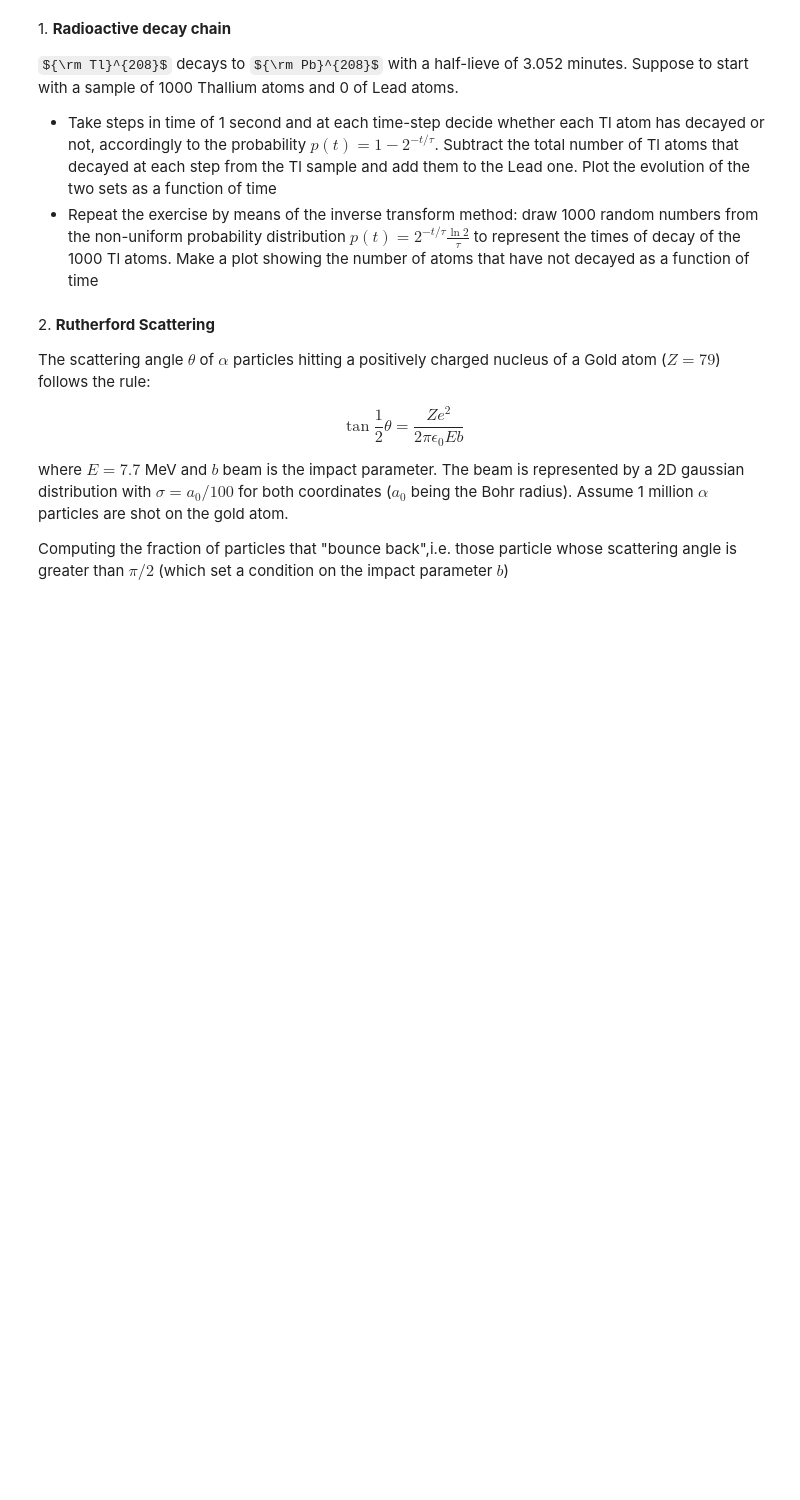
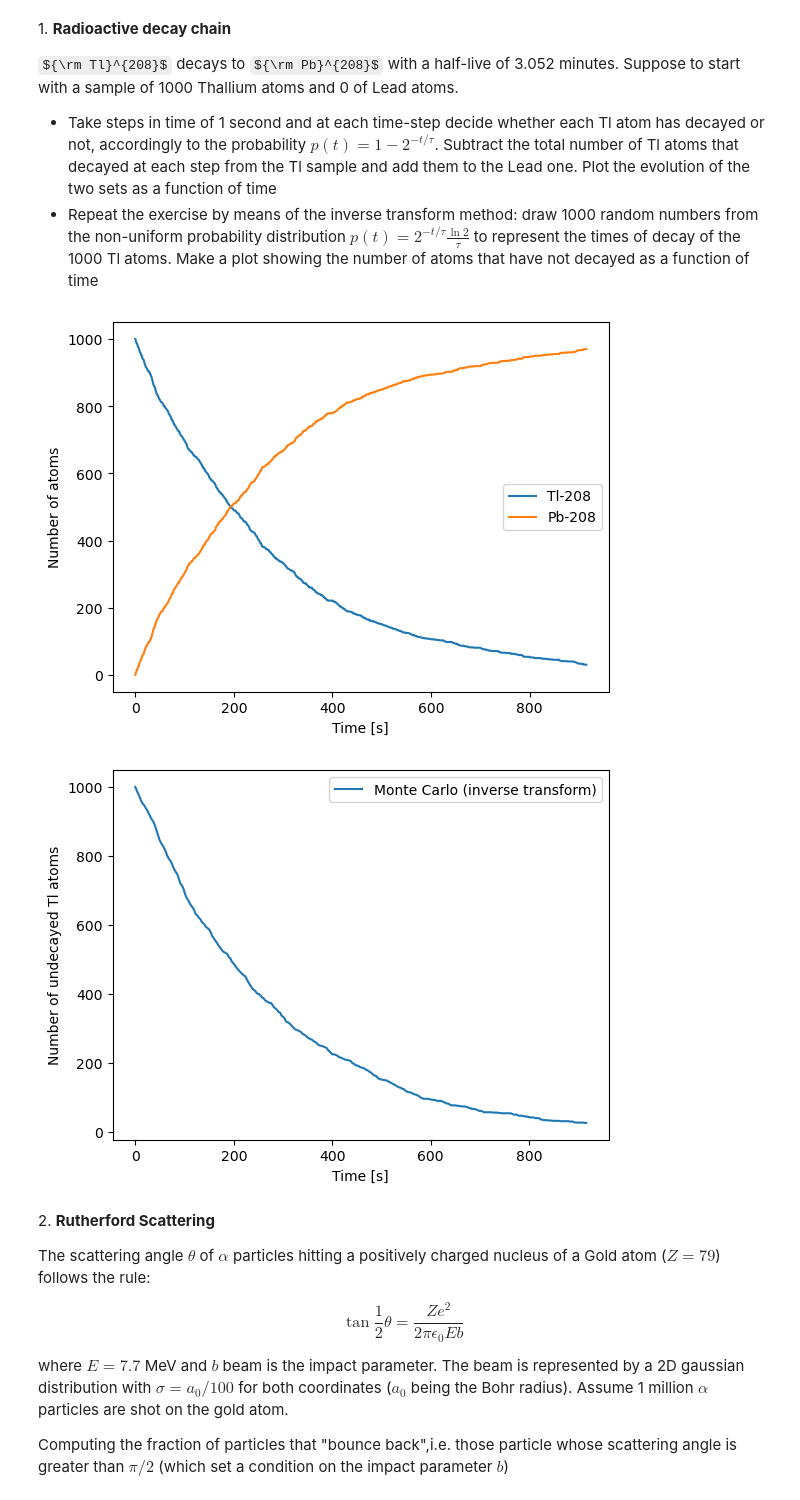
Before and after one commit to adrianorellanamontes/LaboratoryOfComputationalPhysics_Y8, a Jupyter notebook: 10ex_MonteCarlo.ipynb, the cells around one changed output. Saved outputs shown, nothing was run; the diff lists cells and outputs as text; code cells hidden in the pictures; some formulas as TeX source; blank space fills up the shorter version.

```diff
--- a/10ex_MonteCarlo.ipynb
+++ b/10ex_MonteCarlo.ipynb
@@ -1,10 +1,68 @@
 # %% [markdown]
 1\. **Radioactive decay chain**
 
-${\rm Tl}^{208}$ decays to ${\rm Pb}^{208}$ with a half-lieve of 3.052 minutes. Suppose to start with a sample of 1000 Thallium atoms and 0 of Lead atoms.
+${\rm Tl}^{208}$ decays to ${\rm Pb}^{208}$ with a half-live of 3.052 minutes. Suppose to start with a sample of 1000 Thallium atoms and 0 of Lead atoms.
 
 * Take steps in time of 1 second and at each time-step decide whether each Tl atom has decayed or not, accordingly to the probability $p(t)=1-2^{-t/\tau}$. Subtract the total number of Tl atoms that decayed at each step from the Tl sample and add them to the Lead one. Plot the evolution of the two sets as a function of time
 * Repeat the exercise by means of the inverse transform method: draw 1000 random numbers from the non-uniform probability distribution $p(t)=2^{-t/\tau}\frac{\ln 2}{\tau}$ to represent the times of decay of the 1000 Tl atoms. Make a plot showing the number of atoms that have not decayed as a function of time
+# %%
+# Total number of Tl atoms that decayed at each step from the Tl sample and are added to the Lead sample.
+import numpy as np
+
+N_Tl = 1000
+N_Pb = 0
+time_step = 1
+tau = 3.052 * 60
+t = np.arange(0,5 * tau, time_step)
+
+prob = 1 - 2**( -time_step / tau )
+
+Tl_hist = []
+Pb_hist = []
+
+for _ in t:
+    Tl_hist.append(N_Tl)
+    Pb_hist.append(N_Pb)
+
+    # Number of decays in this second.
+    decays = np.random.binomial(N_Tl, prob) # Because each Thallium atom has probability " prob " to decay during a 1-second step.
+
+    N_Tl -= decays
+    N_Pb += decays
+
+import matplotlib.pyplot as plt
+
+plt.plot(t, Tl_hist, label="Tl-208")
+plt.plot(t, Pb_hist, label="Pb-208")
+plt.xlabel("Time [s]")
+plt.ylabel("Number of atoms")
+plt.legend()
+plt.show()
+
+# Plot showing the number of atoms that have not decayed as a function of time.
+
+# Inverse transform sampling
+N = 1000
+u = np.random.random(N)
+# Integrating the expresion given (from 0 to t as it's a CDF), we can see that it's the same as in the first section:
+# u = F(t) = " prob ", but now t is not the time step, it will be the decay time of each atom.
+decay_times = -tau * (np.log(u) / np.log(2)) # Remember that: log_2(a) = log(n)/log(a).
+
+# Time axis for counting survivors.
+t = np.linspace(0, 5 * tau, 300)
+
+# Number of undecayed atoms as a function of time.
+N_undecayed = [np.sum(decay_times > ti) for ti in t]
+
+# Plot
+plt.plot(t, N_undecayed, label="Monte Carlo (inverse transform)")
+plt.xlabel("Time [s]")
+plt.ylabel("Number of undecayed Tl atoms")
+plt.legend()
+plt.show()
+# %% [output]
+[figure, added]
+[figure, added]
 # %% [markdown]
 2\. **Rutherford Scattering**
 
```
Also changed, not shown: parts of 4 cells of this notebook.
